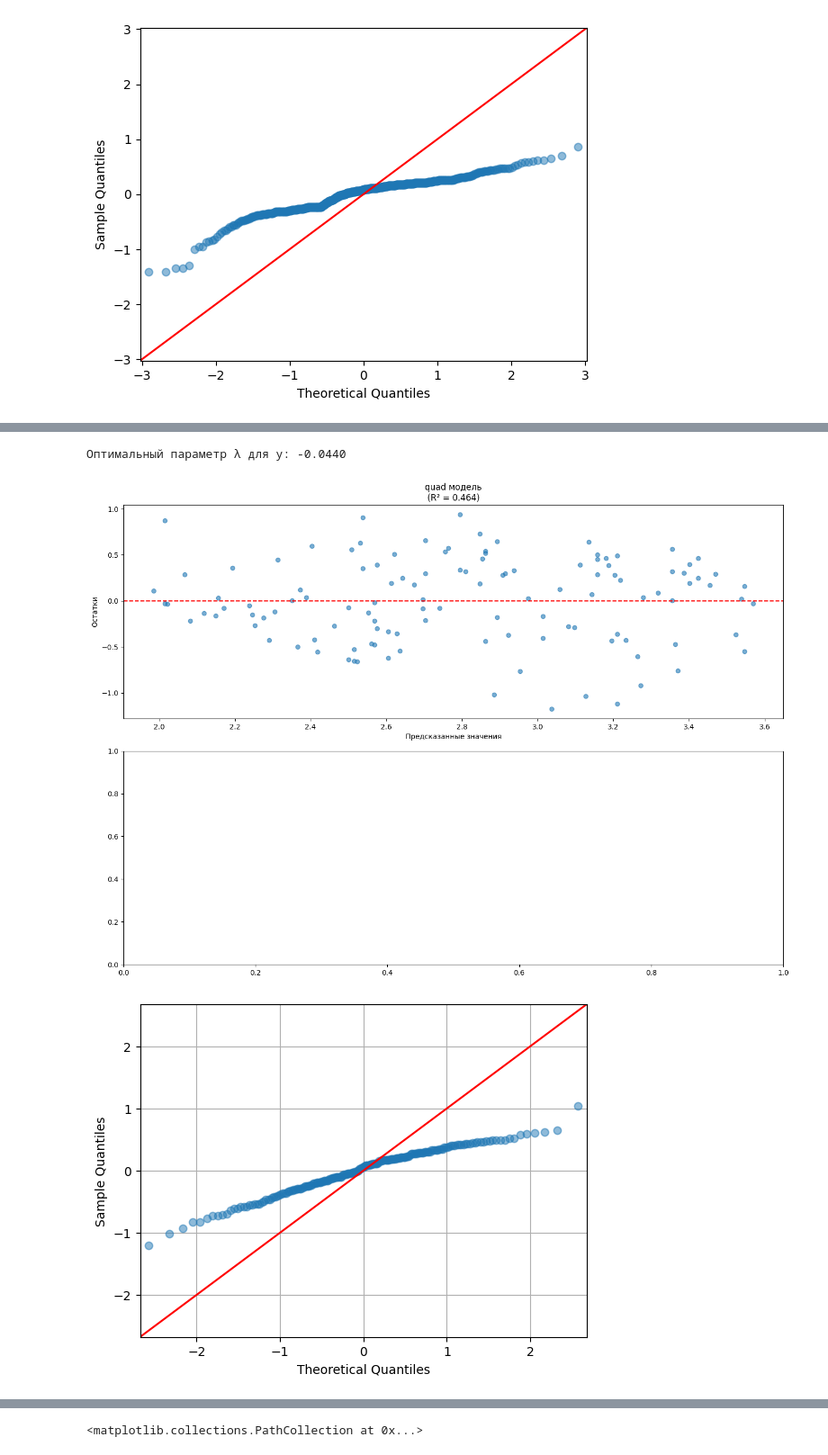
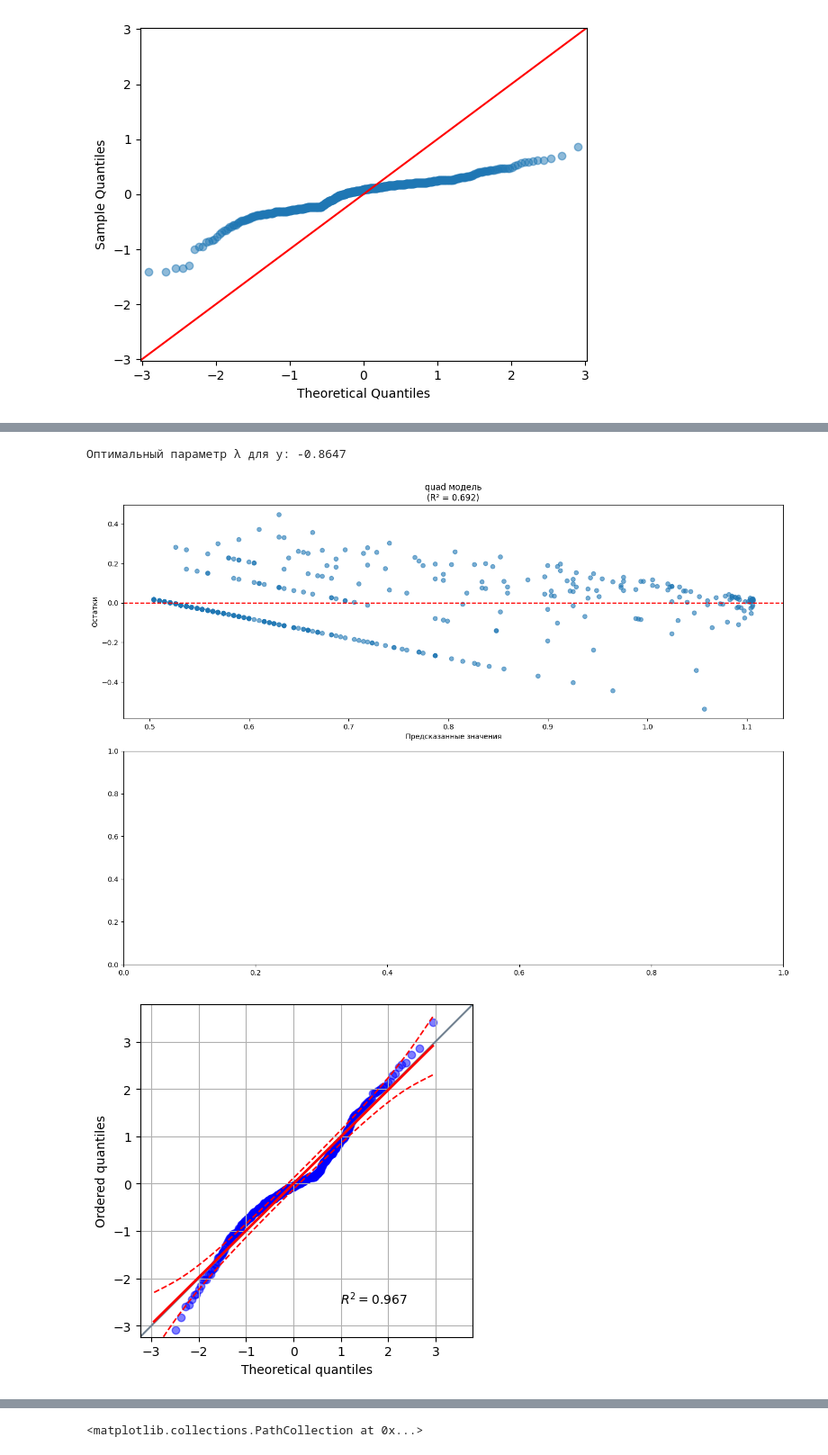
Before and after one commit to DaniilPominov/data_science, a Jupyter notebook: src/project/Задание_Анализ цифрового следа.ipynb, the cells around one changed output, grey strips where cells are left out. Shown at 90% size. Cells and saved outputs as stored; diff of their text form; code cells hidden in the pictures.

```diff
--- a/src/project/Задание_Анализ цифрового следа.ipynb
+++ b/src/project/Задание_Анализ цифрового следа.ipynb
@@ -418,7 +418,7 @@ sm.qqplot(residuals,alpha=0.5,dist = distributions.norm,line='45')
 [figure]
 # %%
 agg_df2 = agg_df.copy()
-outliers_mask = (agg_df['total_active'] < 2)
+outliers_mask = (agg_df['total_active'] < 1)
 
 # Шудалить такие строки
 agg_df2 = agg_df2[~outliers_mask].copy()
@@ -446,7 +446,7 @@ X_quad = sm.add_constant(X_quad)
 # 5. Построение квадратичной регрессии на преобразованных данных
 model_bc_quad2 = sm.OLS(y_transformed, X_quad).fit()
 # %% [output]
-Оптимальный параметр λ для y: -0.0440
+Оптимальный параметр λ для y: -0.8647
 # %%
 residuals = model_bc_quad2.resid
 fig, axes = plt.subplots(2, 1, figsize=(14, 10))
@@ -461,10 +461,10 @@ axes[0].set_title('quad модель\n(R² = {:.3f})'.format(model_bc_quad2.rsqu
 plt.tight_layout()
 plt.show()
 # %% [output]
-[figure, old version]
+[figure, new version]
 # %%
-sm.qqplot(residuals,alpha=0.5,dist = distributions.norm,line='45')
+pg.qqplot(residuals,alpha=0.5,dist = 'norm')
 plt.grid(True)
 # %% [output]
-[figure, old version]
+[figure, new version]
 # %%
```
Also changed, not shown: parts of 4 cells of this notebook.
